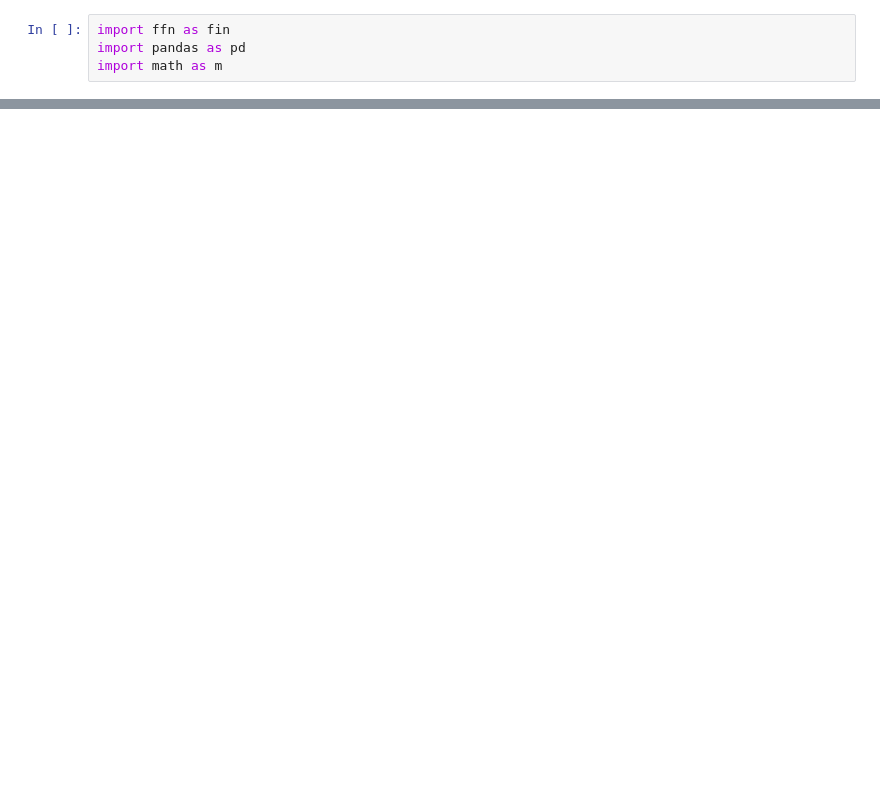
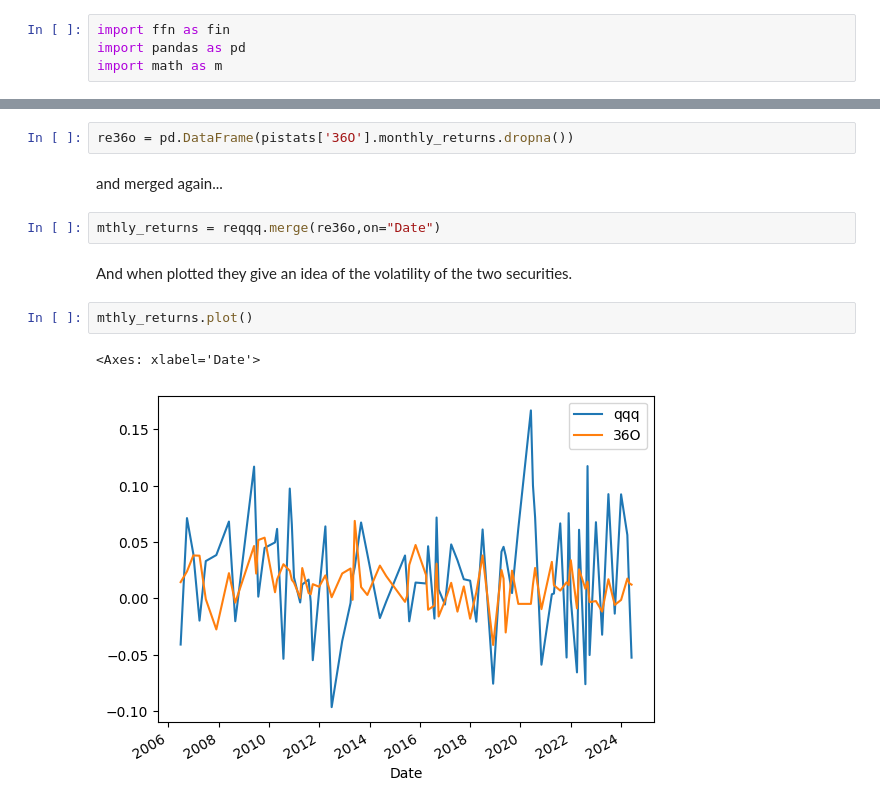
Before and after one commit to mojojojoe/my-notebooks, a Jupyter notebook: 36One/36O.ipynb, the cells around one changed output, grey strips where cells are left out. Saved outputs shown, nothing was run; the diff lists cells and outputs as text; blank space fills up the shorter version.

```diff
--- a/36One/36O.ipynb
+++ b/36One/36O.ipynb
@@ -74,0 +98,13 @@ prices.calc_stats().display()
+# %%
+re36o = pd.DataFrame(pistats['36O'].monthly_returns.dropna())
+# %% [markdown]
+and merged again...
+# %%
+mthly_returns = reqqq.merge(re36o,on="Date")
+# %% [markdown]
+And when plotted they give an idea of the volatility of the two securities.
+# %%
+mthly_returns.plot()
+# %% [output]
+<Axes: xlabel='Date'>
+[figure, added]
```
Also changed, not shown: parts of 43 cells of this notebook, 1 other file.
